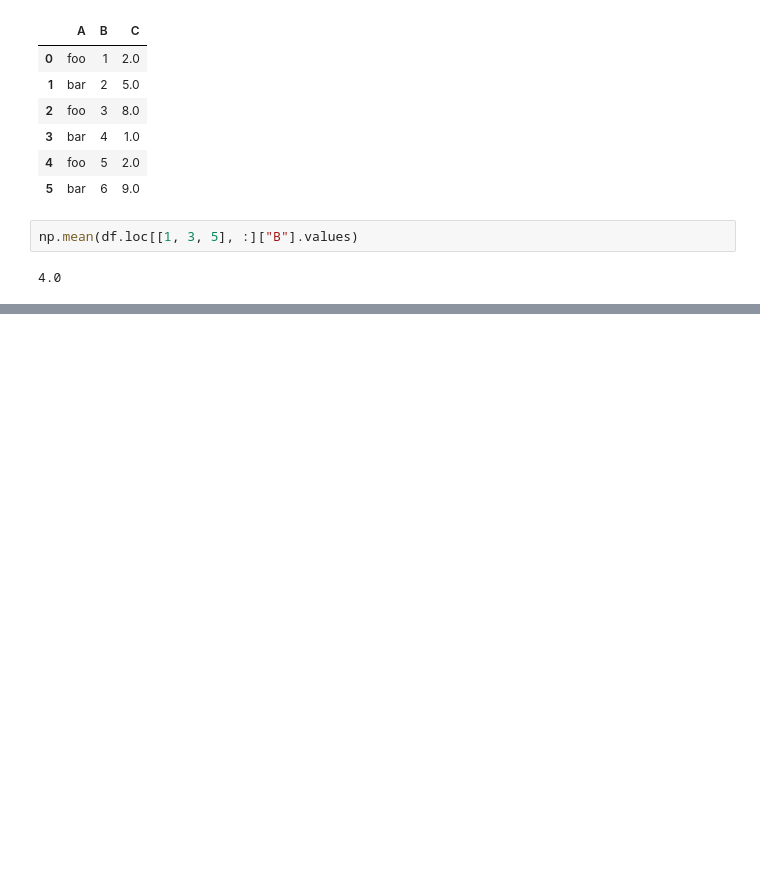
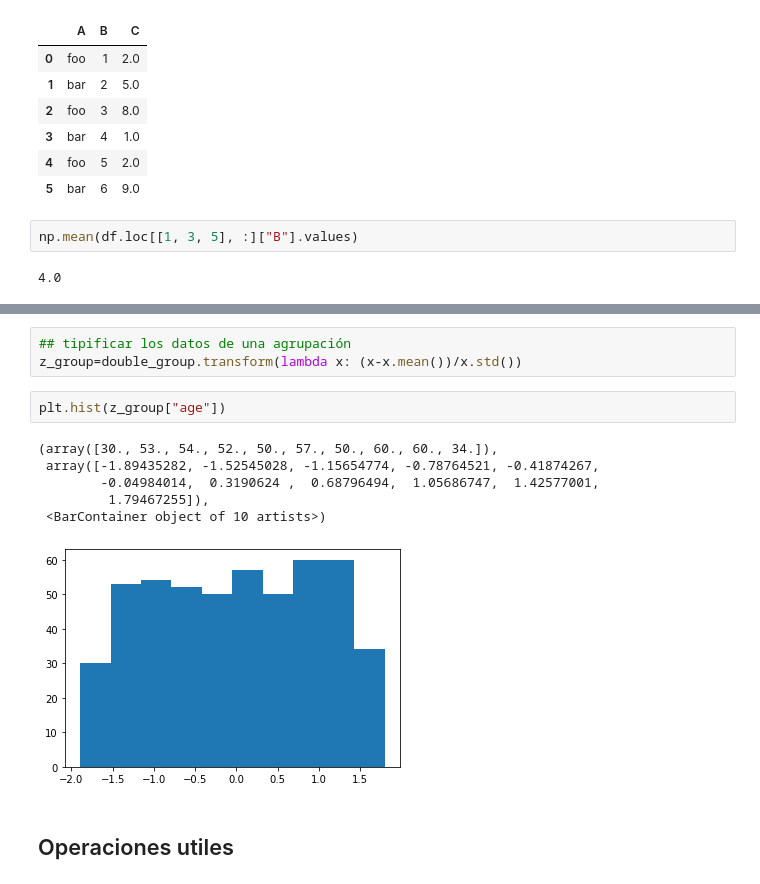
Before and after one commit to GersonVis/Tecnicas-de-IA, a Jupyter notebook: curso udemy/operaciones de manejo de datos.ipynb, the cells around one changed output, grey strips where cells are left out. Cells and saved outputs as stored; diff of their text form; blank space fills up the shorter version.

```diff
--- a/curso udemy/operaciones de manejo de datos.ipynb
+++ b/curso udemy/operaciones de manejo de datos.ipynb
@@ -373,0 +448,14 @@ dt
+# %%
+## tipificar los datos de una agrupación
+z_group=double_group.transform(lambda x: (x-x.mean())/x.std())
+# %%
+plt.hist(z_group["age"])
+# %% [output]
+(array([30., 53., 54., 52., 50., 57., 50., 60., 60., 34.]),
+ array([-1.89435282, -1.52545028, -1.15654774, -0.78764521, -0.41874267,
+        -0.04984014,  0.3190624 ,  0.68796494,  1.05686747,  1.42577001,
+         1.79467255]),
+ <BarContainer object of 10 artists>)
+[figure, added]
+# %% [markdown]
+## Operaciones utiles
```
Also changed, not shown: parts of 46 cells of this notebook, 1 other file.
